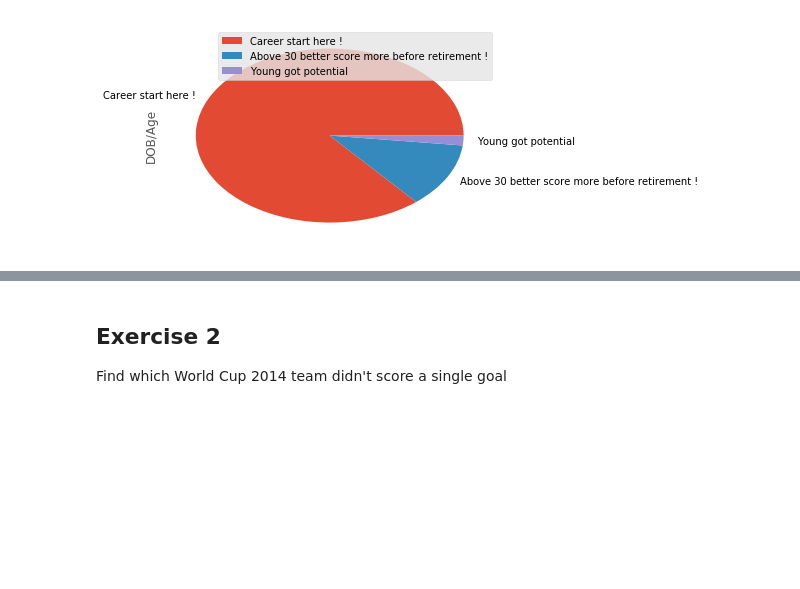
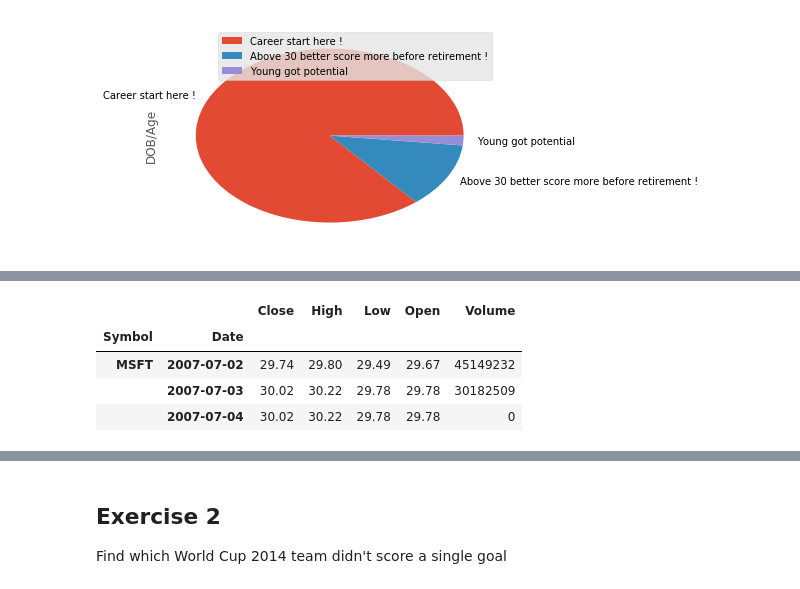
Before and after one commit to kenken64/PandasAteMyData, a Jupyter notebook: PandasAteMyData - World Cup 2014 Data Analysis.ipynb, the cells around one changed output, grey strips where cells are left out. Drawn from its saved outputs; the diff is of its cells as text; code cells hidden in the pictures; blank space fills up the shorter version.

```diff
--- a/PandasAteMyData - World Cup 2014 Data Analysis.ipynb
+++ b/PandasAteMyData - World Cup 2014 Data Analysis.ipynb
@@ -648,0 +673,9 @@ Find both soccer celebrity from Team Brazil (Ronadlo and Ronaldinho)
+# %%
+bb = data.DataReader(name = "MSFT", data_source = "morningstar", start = "2007-07-01", end = "2008-12-31")
+bb.head(3)
+# %% [output]
+|  |  | Close | High | Low | Open | Volume |
+| Symbol | Date |  |  |  |  |  |
+| MSFT | 2007-07-02 | 29.74 | 29.80 | 29.49 | 29.67 | 45149232 |
+|  | 2007-07-03 | 30.02 | 30.22 | 29.78 | 29.78 | 30182509 |
+|  | 2007-07-04 | 30.02 | 30.22 | 29.78 | 29.78 | 0 |
```
Also changed, not shown: parts of 13 cells of this notebook, 3 other files.
